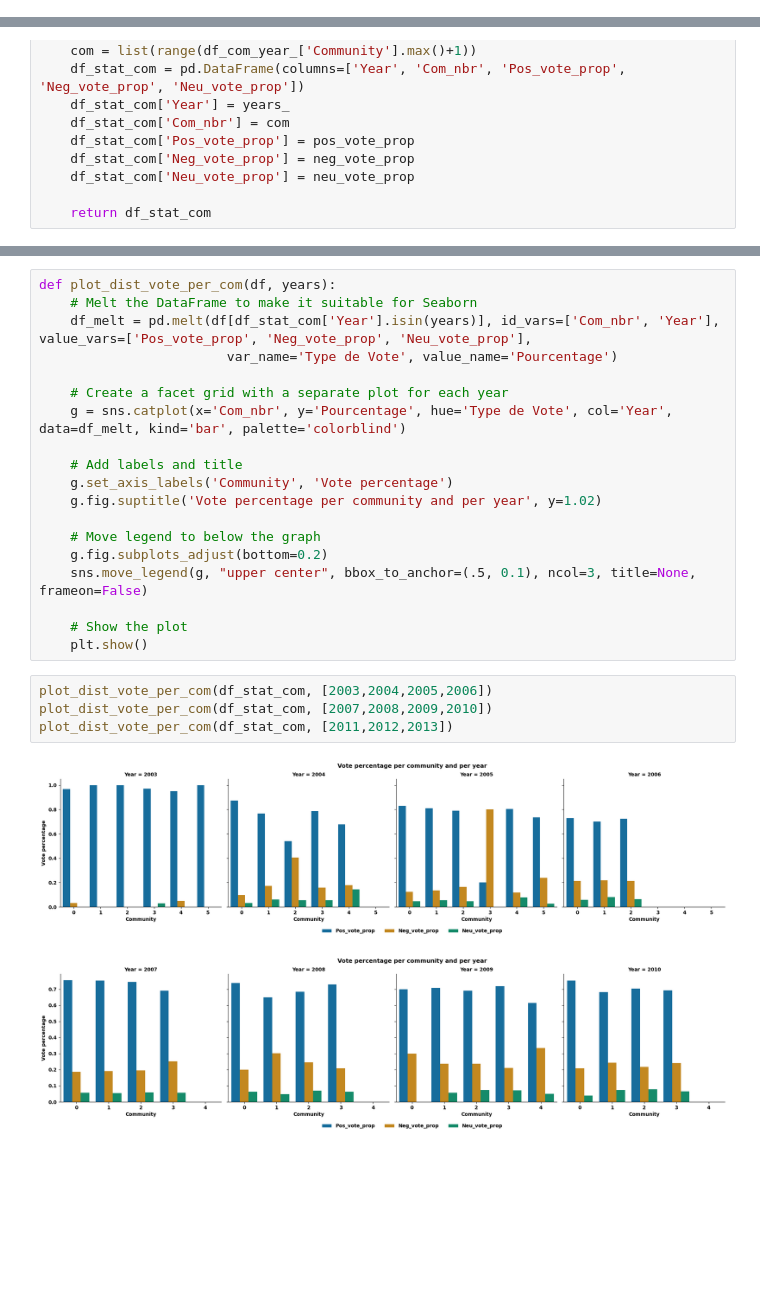
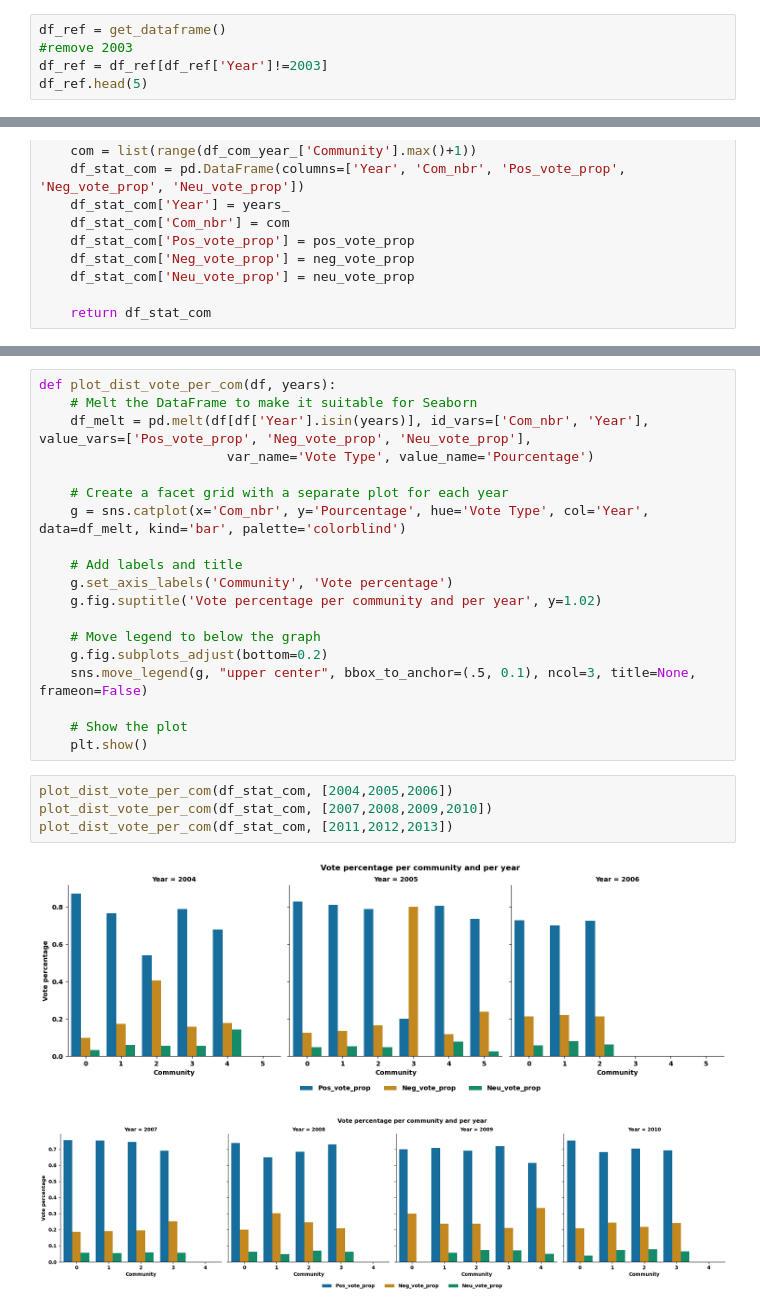
Before and after one commit to epfl-ada/ada-2023-project-abracadabra, a Jupyter notebook: community_analysis.ipynb, the cells around one changed output, grey strips where cells are left out. Saved outputs shown, nothing was run; the diff lists cells and outputs as text; blank space fills up the shorter version.

```diff
--- a/community_analysis.ipynb
+++ b/community_analysis.ipynb
@@ -22,0 +6,5 @@ df_ref
+# %%
+df_ref = get_dataframe()
+#remove 2003
+df_ref = df_ref[df_ref['Year']!=2003]
+df_ref.head(5)
@@ -144,11 +193,11 @@ df_stat_com
 # %%
 def plot_dist_vote_per_com(df, years):
     # Melt the DataFrame to make it suitable for Seaborn
-    df_melt = pd.melt(df[df_stat_com['Year'].isin(years)], id_vars=['Com_nbr', 'Year'], value_vars=['Pos_vote_prop', 'Neg_vote_prop', 'Neu_vote_prop'],
-                        var_name='Type de Vote', value_name='Pourcentage')
+    df_melt = pd.melt(df[df['Year'].isin(years)], id_vars=['Com_nbr', 'Year'], value_vars=['Pos_vote_prop', 'Neg_vote_prop', 'Neu_vote_prop'],
+                        var_name='Vote Type', value_name='Pourcentage')
 
     # Create a facet grid with a separate plot for each year
-    g = sns.catplot(x='Com_nbr', y='Pourcentage', hue='Type de Vote', col='Year', data=df_melt, kind='bar', palette='colorblind')
+    g = sns.catplot(x='Com_nbr', y='Pourcentage', hue='Vote Type', col='Year', data=df_melt, kind='bar', palette='colorblind')
 
     # Add labels and title
     g.set_axis_labels('Community', 'Vote percentage')
@@ -161,10 +210,10 @@ def plot_dist_vote_per_com(df, years):
     # Show the plot
     plt.show()
 # %%
-plot_dist_vote_per_com(df_stat_com, [2003,2004,2005,2006])
+plot_dist_vote_per_com(df_stat_com, [2004,2005,2006])
 plot_dist_vote_per_com(df_stat_com, [2007,2008,2009,2010])
 plot_dist_vote_per_com(df_stat_com, [2011,2012,2013])
 # %% [output]
-[figure, old version]
+[figure, new version]
 [figure]
 [figure]
```
Also changed, not shown: parts of 22 cells of this notebook.
